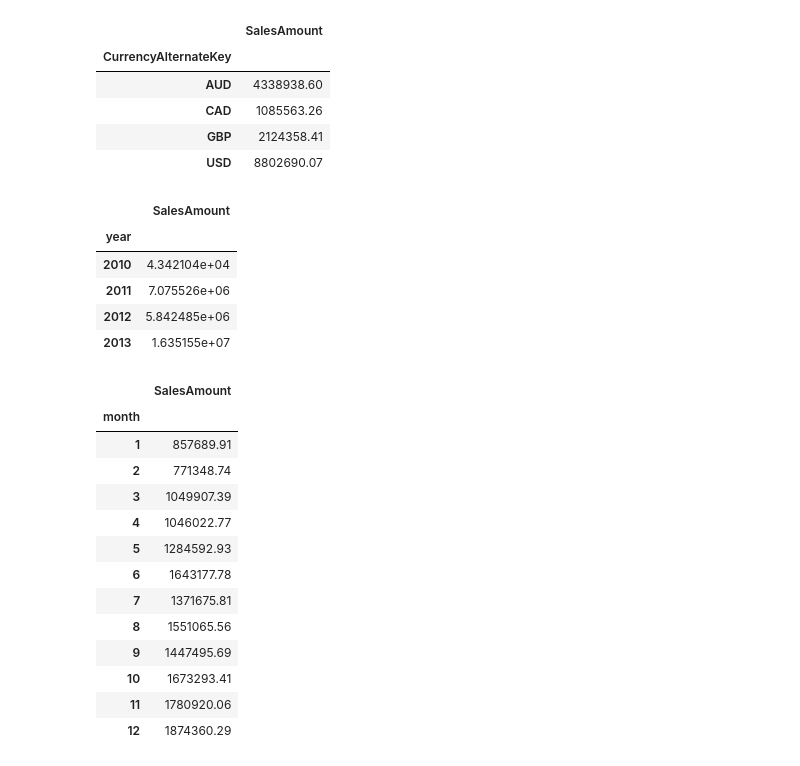
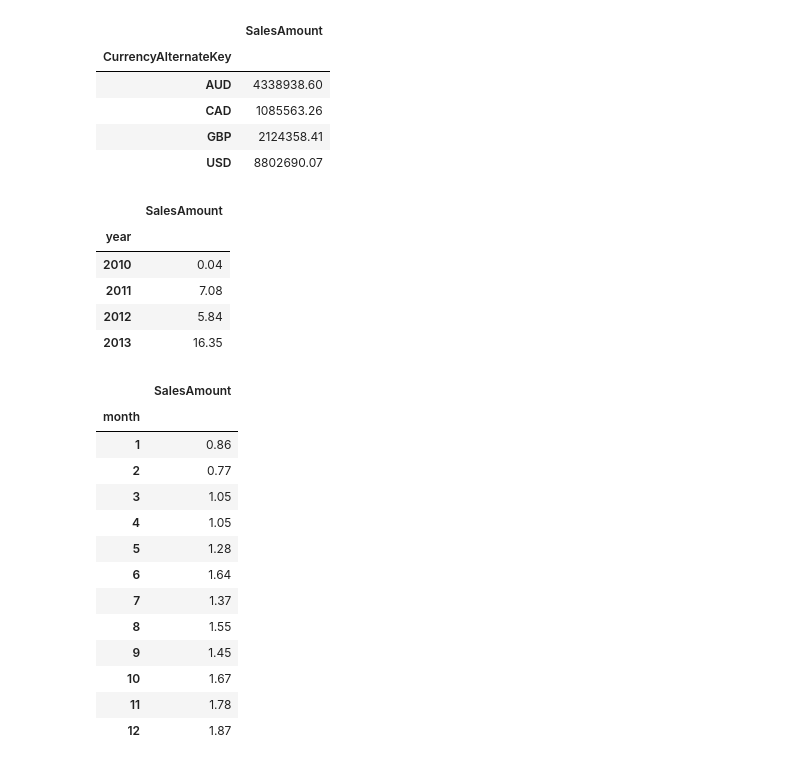
Before and after one commit to eiowolabi/Python-Data-Analysis-and-Email-Alerts, a Jupyter notebook: dataanalysis.ipynb, the cells around one changed output. Drawn from its saved outputs; the diff is of its cells as text; code cells hidden in the pictures.

```diff
--- a/dataanalysis.ipynb
+++ b/dataanalysis.ipynb
@@ -76 +34,6 @@ conn = pyodbc.connect('Driver={SQL Server Native Client 11.0};'
+# %%
+conn = pyodbc.connect(f'{driver}'
+                      f'{server}'
+                      f'{db}'
+                      'Trusted_Connection=yes;')
 # %%
@@ -157,31 +132,33 @@ ytd_curr
 | USD | 8802690.07 |
 # %%
 yr_trend = df.groupby("year").sum()[["SalesAmount"]]
+yr_trend["SalesAmount"] = round(yr_trend["SalesAmount"] / 1000000, 2)
 yr_trend
 # %% [output]
 |  | SalesAmount |
 | year |  |
-| 2010 | 4.342104e+04 |
-| 2011 | 7.075526e+06 |
-| 2012 | 5.842485e+06 |
-| 2013 | 1.635155e+07 |
+| 2010 | 0.04 |
+| 2011 | 7.08 |
+| 2012 | 5.84 |
+| 2013 | 16.35 |
 # %%
 mth_trend = ytd_df.groupby("month").sum()[["SalesAmount"]]
+mth_trend["SalesAmount"] = round(mth_trend["SalesAmount"] / 1000000, 2)
 mth_trend
 # %% [output]
 |  | SalesAmount |
 | month |  |
-| 1 | 857689.91 |
-| 2 | 771348.74 |
-| 3 | 1049907.39 |
-| 4 | 1046022.77 |
-| 5 | 1284592.93 |
-| 6 | 1643177.78 |
-| 7 | 1371675.81 |
-| 8 | 1551065.56 |
-| 9 | 1447495.69 |
-| 10 | 1673293.41 |
-| 11 | 1780920.06 |
-| 12 | 1874360.29 |
+| 1 | 0.86 |
+| 2 | 0.77 |
+| 3 | 1.05 |
+| 4 | 1.05 |
+| 5 | 1.28 |
+| 6 | 1.64 |
+| 7 | 1.37 |
+| 8 | 1.55 |
+| 9 | 1.45 |
+| 10 | 1.67 |
+| 11 | 1.78 |
+| 12 | 1.87 |
 # %%
 %matplotlib inline
```
Also changed, not shown: parts of 11 cells of this notebook.
